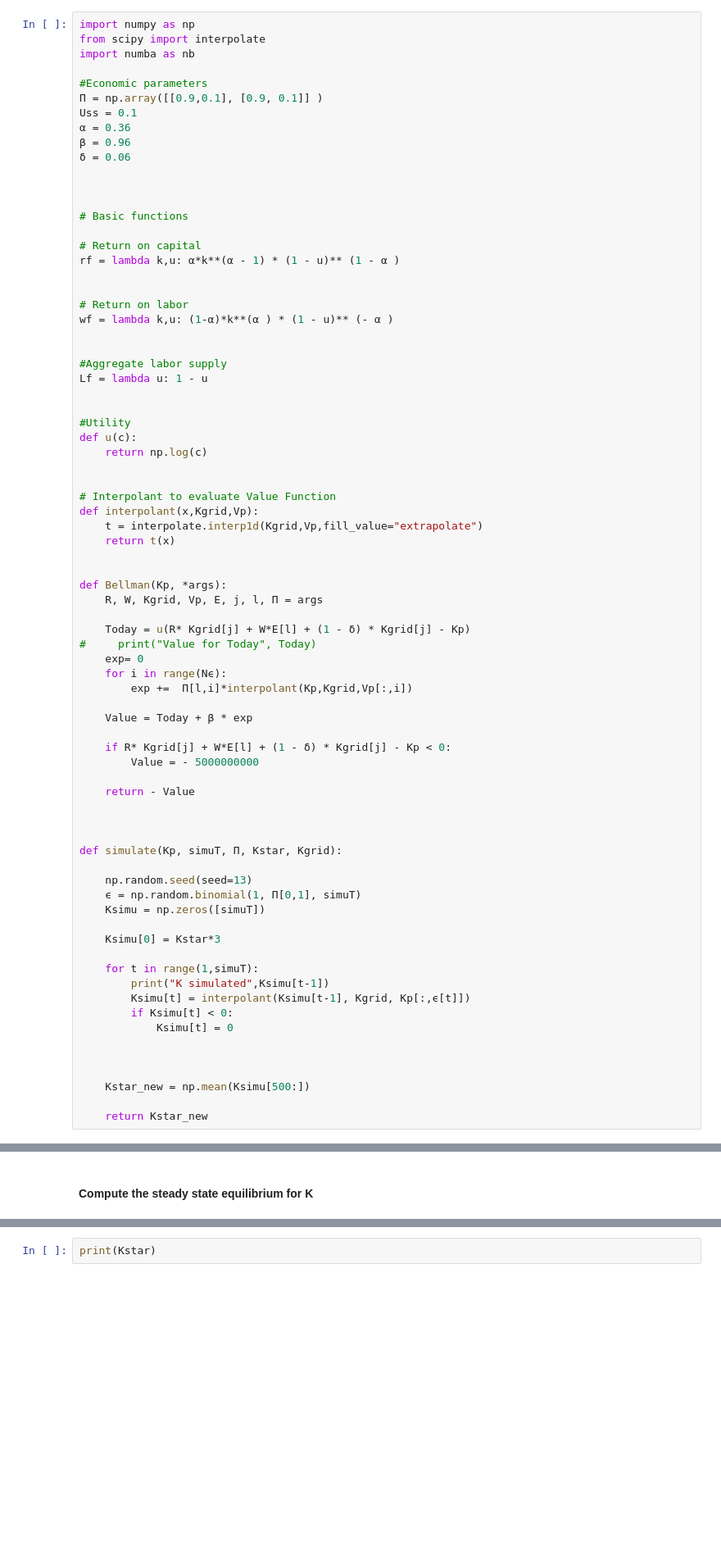
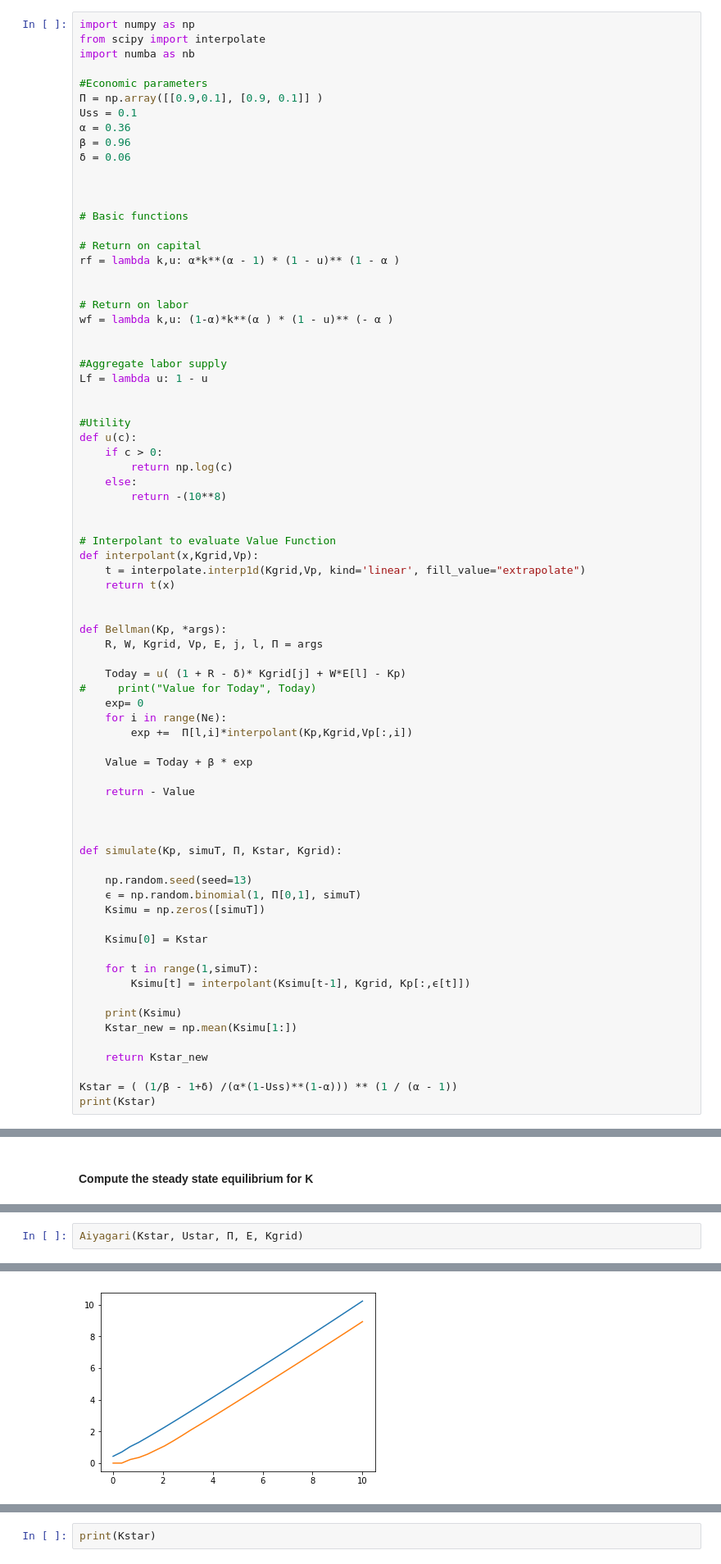
Before and after one commit to tpellet/BootCamp2019, a Jupyter notebook: ProblemSets/Econ/Week 5 - Heterogeneous Agent Models/Problem Set - Hetero Agents Model.ipynb, the cells around one changed output, grey strips where cells are left out. Shown at 82% size. Cells and saved outputs as stored; diff of their text form; blank space fills up the shorter version.

Commit message:
Fixed Aiyagari

```diff
--- a/ProblemSets/Econ/Week 5 - Heterogeneous Agent Models/Problem Set - Hetero Agents Model.ipynb
+++ b/ProblemSets/Econ/Week 5 - Heterogeneous Agent Models/Problem Set - Hetero Agents Model.ipynb
@@ -60,28 +60,28 @@ Lf = lambda u: 1 - u
 
 #Utility
 def u(c):
-    return np.log(c)
+    if c > 0:
+        return np.log(c)
+    else:
+        return -(10**8)
 
 
 # Interpolant to evaluate Value Function
 def interpolant(x,Kgrid,Vp):
-    t = interpolate.interp1d(Kgrid,Vp,fill_value="extrapolate")
+    t = interpolate.interp1d(Kgrid,Vp, kind='linear', fill_value="extrapolate")
     return t(x)
 
 
 def Bellman(Kp, *args):
     R, W, Kgrid, Vp, Ε, j, l, Π = args
 
-    Today = u(R* Kgrid[j] + W*Ε[l] + (1 - δ) * Kgrid[j] - Kp)
+    Today = u( (1 + R - δ)* Kgrid[j] + W*Ε[l] - Kp)
 #     print("Value for Today", Today)
     exp= 0
     for i in range(Nϵ):
         exp +=  Π[l,i]*interpolant(Kp,Kgrid,Vp[:,i])
 
     Value = Today + β * exp
-
-    if R* Kgrid[j] + W*Ε[l] + (1 - δ) * Kgrid[j] - Kp < 0:
-        Value = - 5000000000
 
     return - Value
 
@@ -93,16 +93,15 @@ def simulate(Kp, simuT, Π, Kstar, Kgrid):
     ϵ = np.random.binomial(1, Π[0,1], simuT)
     Ksimu = np.zeros([simuT])
 
-    Ksimu[0] = Kstar*3
+    Ksimu[0] = Kstar
 
     for t in range(1,simuT):
-        print("K simulated",Ksimu[t-1])
         Ksimu[t] = interpolant(Ksimu[t-1], Kgrid, Kp[:,ϵ[t]])
-        if Ksimu[t] < 0:
-            Ksimu[t] = 0
 
-
-
-    Kstar_new = np.mean(Ksimu[500:])
+    print(Ksimu)
+    Kstar_new = np.mean(Ksimu[1:])
 
     return Kstar_new
+
+Kstar = ( (1/β - 1+δ) /(α*(1-Uss)**(1-α))) ** (1 / (α - 1))
+print(Kstar)
@@ -287,0 +198,3 @@ print(Π[1,0])
+# %%
+Aiyagari(Kstar, Ustar, Π, Ε, Kgrid)
+# %% [output]
@@ -287,0 +218 @@ print(Π[1,0])
+[figure, added]
```
Also changed, not shown: parts of 4 cells of this notebook.
